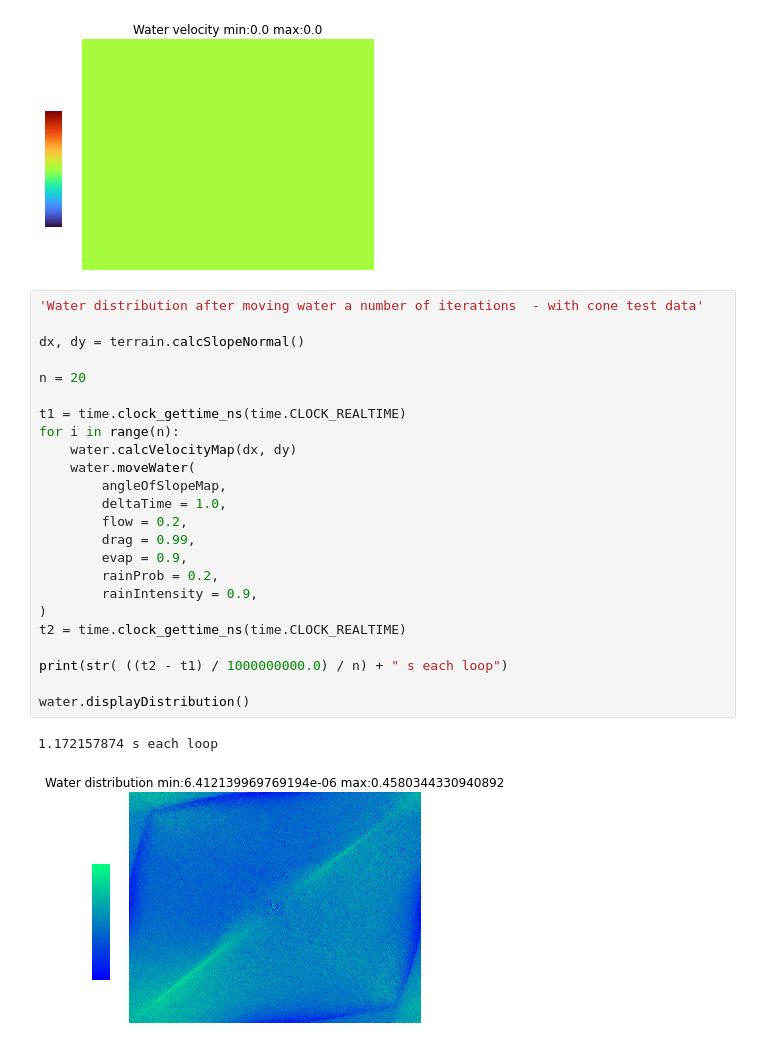
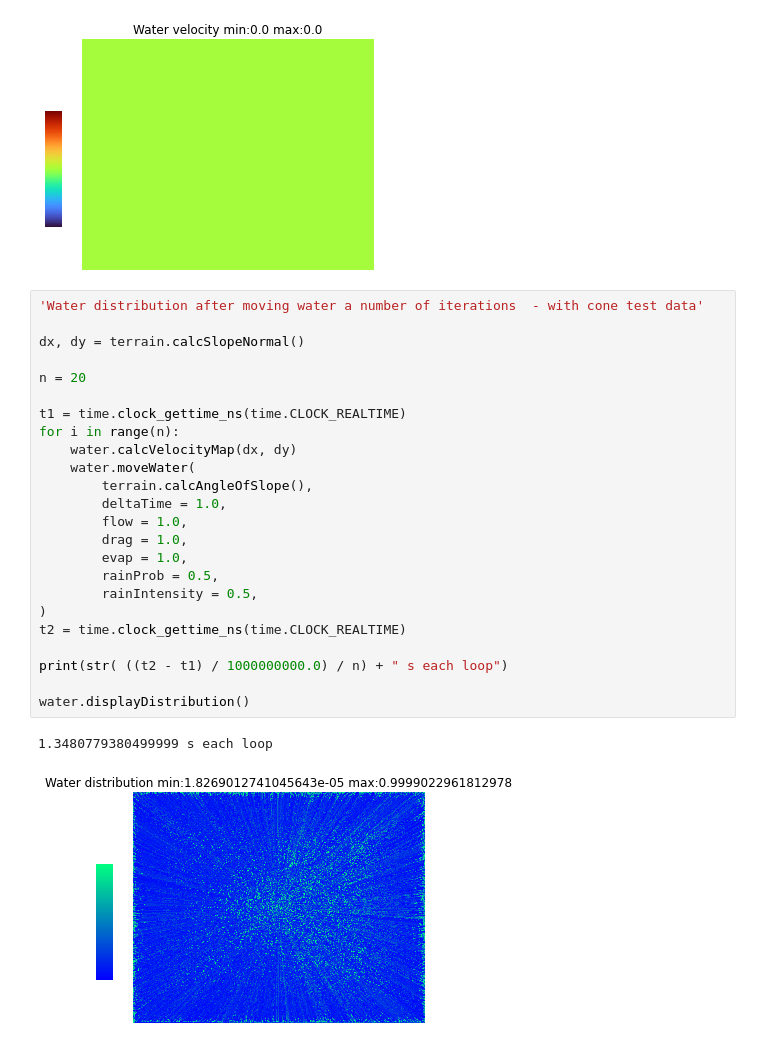
Before and after one commit to kjinks/JinksTerrain, a Jupyter notebook: JinksTerrain_01.ipynb, the cells around one changed output. Cells and saved outputs as stored; diff of their text form.

```diff
--- a/JinksTerrain_01.ipynb
+++ b/JinksTerrain_01.ipynb
@@ -444,29 +450,29 @@ water.displayVelocity() #the starting velocity is zero
 # %%
 'Water distribution after moving water a number of iterations  - with cone test data'
 
 dx, dy = terrain.calcSlopeNormal()
 
 n = 20
 
 t1 = time.clock_gettime_ns(time.CLOCK_REALTIME)
 for i in range(n):
     water.calcVelocityMap(dx, dy)
     water.moveWater(
-        angleOfSlopeMap,
+        terrain.calcAngleOfSlope(),
         deltaTime = 1.0,
-        flow = 0.2,
-        drag = 0.99,
-        evap = 0.9,
-        rainProb = 0.2,
-        rainIntensity = 0.9,
+        flow = 1.0,
+        drag = 1.0,
+        evap = 1.0,
+        rainProb = 0.5,
+        rainIntensity = 0.5,
 )
 t2 = time.clock_gettime_ns(time.CLOCK_REALTIME)
 
 print(str( ((t2 - t1) / 1000000000.0) / n) + " s each loop")
 
 water.displayDistribution()
 # %% [output]
-1.172157874 s each loop
+1.3480779380499999 s each loop
-[figure, old version]
+[figure, new version]
 # %%
 '''
```
Also changed, not shown: parts of 15 cells of this notebook.
